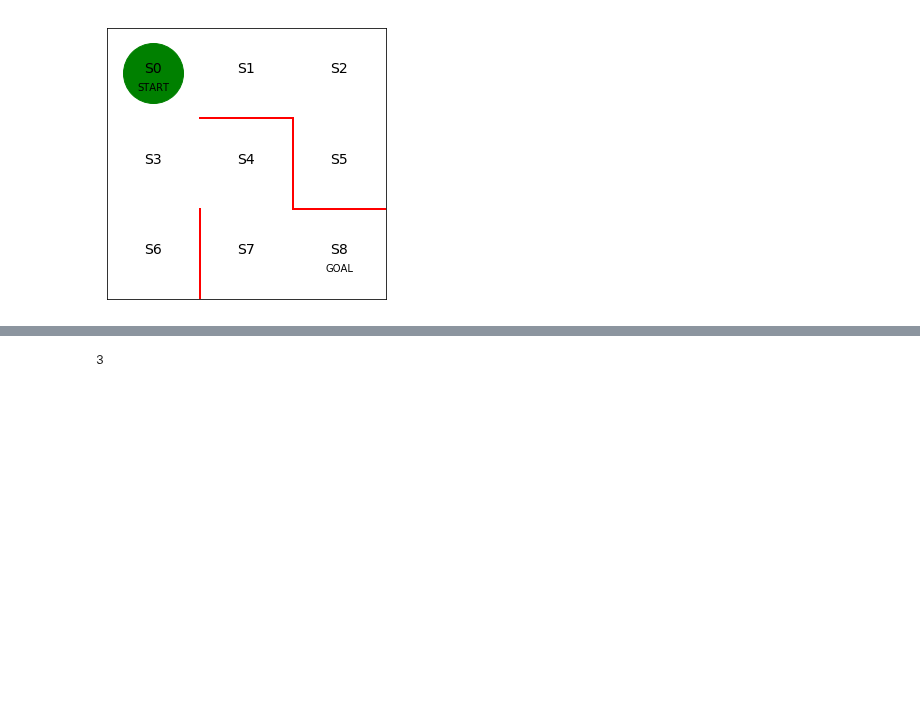
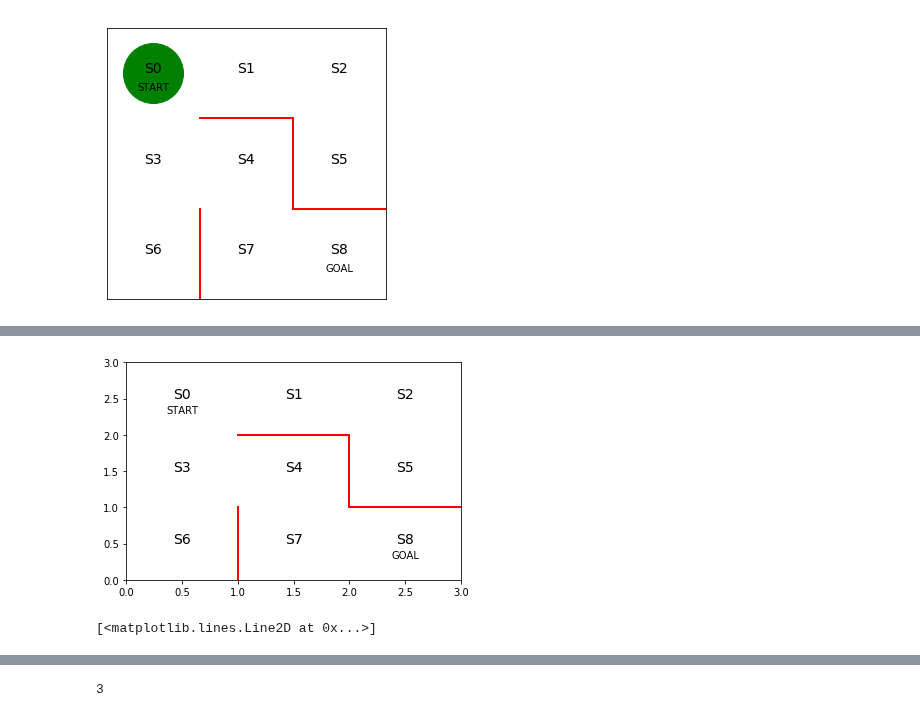
Before and after one commit to unagiinu2k/Deep-Reinforcement-Learning-Book, a Jupyter notebook: program/2_2_maze_random.ipynb, the cells around one changed output, grey strips where cells are left out. Cells and saved outputs as stored; diff of their text form; code cells hidden in the pictures; blank space fills up the shorter version.

```diff
--- a/program/2_2_maze_random.ipynb
+++ b/program/2_2_maze_random.ipynb
@@ -45,0 +63,2 @@ line, = ax.plot([0.5], [2.5], marker="o", color='g', markersize=60)
+# %%
+ax = fig.add_subplot("111")
@@ -45,0 +100,4 @@ line, = ax.plot([0.5], [2.5], marker="o", color='g', markersize=60)
+# %%
+fig
+# %% [output]
+[figure, added]
@@ -45,0 +107,4 @@ line, = ax.plot([0.5], [2.5], marker="o", color='g', markersize=60)
+# %%
+ax.plot([0.5], [2.5], marker="o", color='g', markersize=60)
+# %% [output]
+[<matplotlib.lines.Line2D at 0x...>]
```
Also changed, not shown: parts of 51 cells of this notebook, 1 other file.
